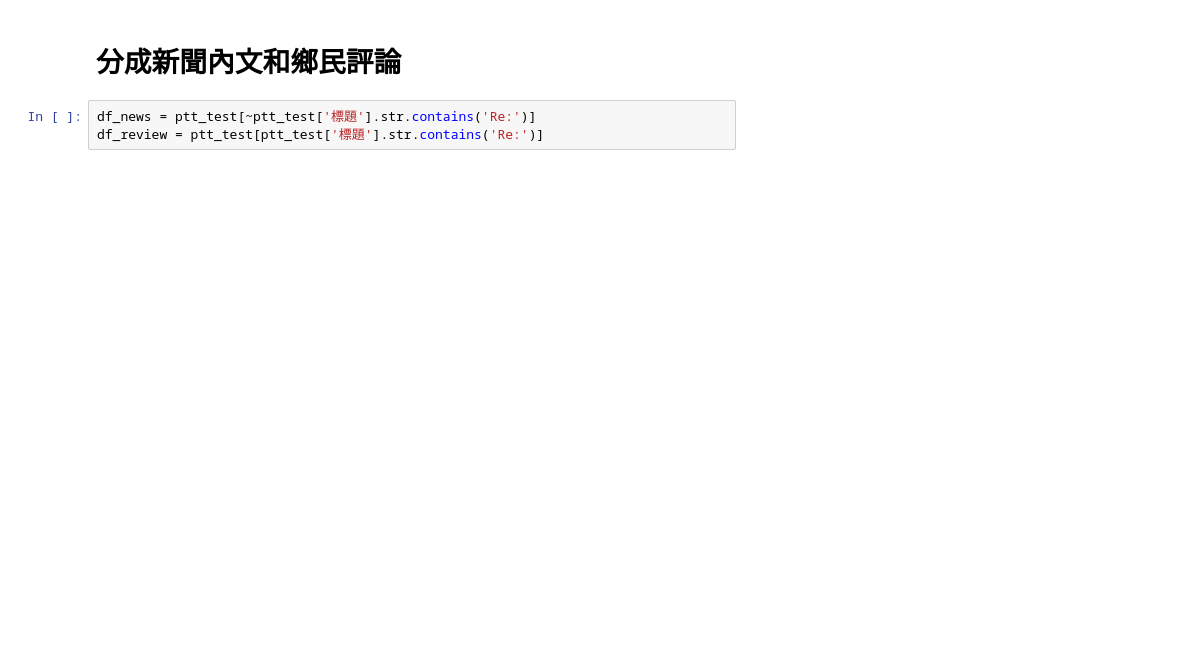
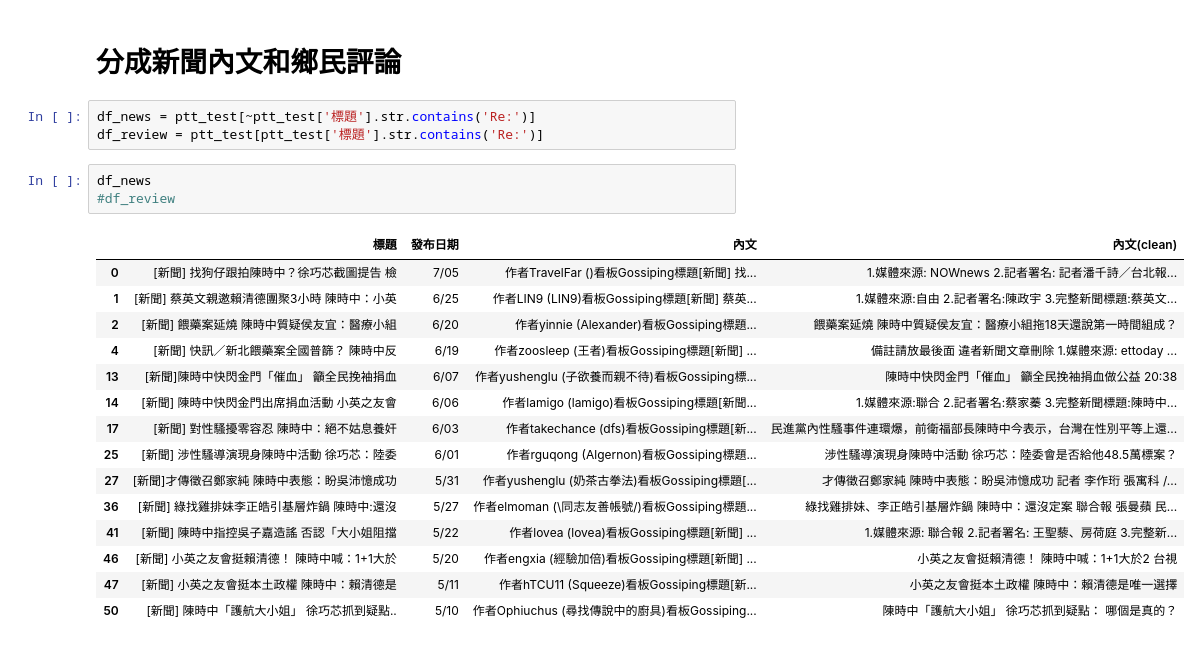
Before and after one commit to charlie891001/TextMining, a Jupyter notebook: 台北市長候選人關鍵字聲量/ptt(爬蟲).ipynb, the cells around one changed output. Saved outputs shown, nothing was run; the diff lists cells and outputs as text; blank space fills up the shorter version.

```diff
--- a/台北市長候選人關鍵字聲量/ptt(爬蟲).ipynb
+++ b/台北市長候選人關鍵字聲量/ptt(爬蟲).ipynb
@@ -134,3 +141,22 @@ ptt_test
 # %%
 df_news = ptt_test[~ptt_test['標題'].str.contains('Re:')]
 df_review = ptt_test[ptt_test['標題'].str.contains('Re:')]
+# %%
+df_news
+#df_review
+# %% [output]
+|  | 標題 | 發布日期 | 內文 | 內文(clean) |
+| 0 | [新聞] 找狗仔跟拍陳時中？徐巧芯截圖提告 檢 | 7/05 | 作者TravelFar ()看板Gossiping標題[新聞] 找... | 1.媒體來源: NOWnews 2.記者署名: 記者潘千詩／台北報... |
+| 1 | [新聞] 蔡英文親邀賴清德團聚3小時 陳時中：小英 | 6/25 | 作者LIN9 (LIN9)看板Gossiping標題[新聞] 蔡英... | 1.媒體來源:自由 2.記者署名:陳政宇 3.完整新聞標題:蔡英文... |
+| 2 | [新聞] 餵藥案延燒 陳時中質疑侯友宜：醫療小組 | 6/20 | 作者yinnie (Alexander)看板Gossiping標題... | 餵藥案延燒 陳時中質疑侯友宜：醫療小組拖18天還說第一時間組成？ |
+| 4 | [新聞] 快訊／新北餵藥案全國普篩？ 陳時中反 | 6/19 | 作者zoosleep (王者)看板Gossiping標題[新聞] ... | 備註請放最後面 違者新聞文章刪除 1.媒體來源: ettoday ... |
+| 13 | [新聞]陳時中快閃金門「催血」 籲全民挽袖捐血 | 6/07 | 作者yushenglu (子欲養而親不待)看板Gossiping標... | 陳時中快閃金門「催血」 籲全民挽袖捐血做公益 20:38 |
+| 14 | [新聞] 陳時中快閃金門出席捐血活動 小英之友會 | 6/06 | 作者lamigo (lamigo)看板Gossiping標題[新聞... | 1.媒體來源:聯合 2.記者署名:蔡家蓁 3.完整新聞標題:陳時中... |
+| 17 | [新聞] 對性騷擾零容忍 陳時中：絕不姑息養奸 | 6/03 | 作者takechance (dfs)看板Gossiping標題[新... | 民進黨內性騷事件連環爆，前衛福部長陳時中今表示，台灣在性別平等上還... |
+| 25 | [新聞] 涉性騷導演現身陳時中活動 徐巧芯：陸委 | 6/01 | 作者rguqong (Algernon)看板Gossiping標題... | 涉性騷導演現身陳時中活動 徐巧芯：陸委會是否給他48.5萬標案？ |
+| 27 | [新聞]才傳徵召鄭家純 陳時中表態：盼吳沛憶成功 | 5/31 | 作者yushenglu (奶茶古拳法)看板Gossiping標題[... | 才傳徵召鄭家純 陳時中表態：盼吳沛憶成功 記者 李作珩 張寓科 /... |
+| 36 | [新聞] 綠找雞排妹李正皓引基層炸鍋 陳時中:還沒 | 5/27 | 作者elmoman (\同志友善帳號/)看板Gossiping標題... | 綠找雞排妹、李正皓引基層炸鍋 陳時中：還沒定案 聯合報 張曼蘋 民... |
+| 41 | [新聞] 陳時中指控吳子嘉造謠 否認「大小姐阻擋 | 5/22 | 作者lovea (lovea)看板Gossiping標題[新聞] ... | 1.媒體來源: 聯合報 2.記者署名: 王聖藜、房荷庭 3.完整新... |
+| 46 | [新聞] 小英之友會挺賴清德！ 陳時中喊：1+1大於 | 5/20 | 作者engxia (經驗加倍)看板Gossiping標題[新聞] ... | 小英之友會挺賴清德！ 陳時中喊：1+1大於2 台視 |
+| 47 | [新聞] 小英之友會挺本土政權 陳時中：賴清德是 | 5/11 | 作者hTCU11 (Squeeze)看板Gossiping標題[新... | 小英之友會挺本土政權 陳時中：賴清德是唯一選擇 |
+| 50 | [新聞] 陳時中「護航大小姐」 徐巧芯抓到疑點.. | 5/10 | 作者Ophiuchus (尋找傳說中的廚具)看板Gossiping... | 陳時中「護航大小姐」 徐巧芯抓到疑點： 哪個是真的？ |
```
Also changed, not shown: parts of 5 cells of this notebook.
